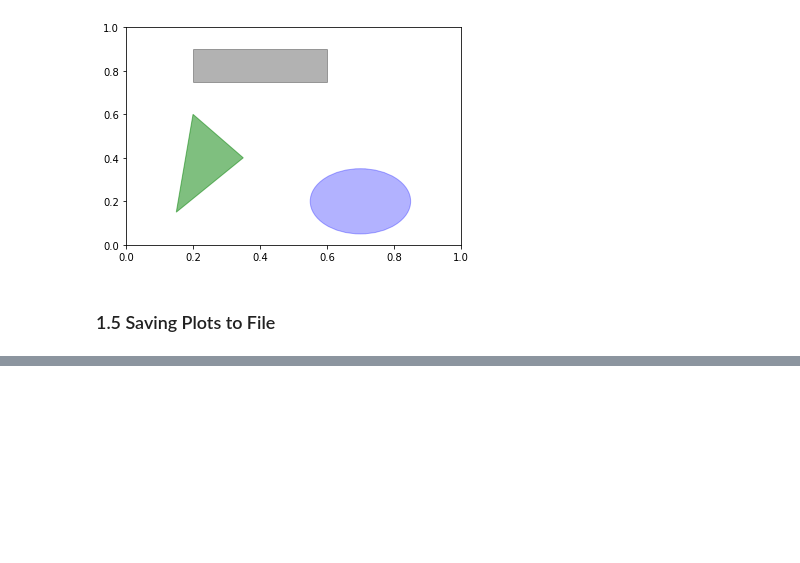
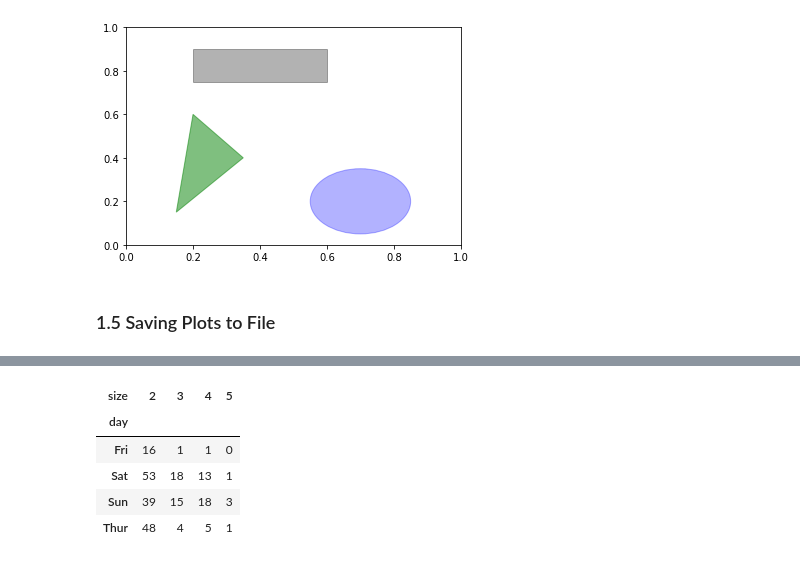
Before and after one commit to Gakun/python_for_data_analysis, a Jupyter notebook: CH9 - Plotting and Visualization.ipynb, the cells around one changed output, grey strips where cells are left out. Cells and saved outputs as stored; diff of their text form; code cells hidden in the pictures; blank space fills up the shorter version.

```diff
--- a/CH9 - Plotting and Visualization.ipynb
+++ b/CH9 - Plotting and Visualization.ipynb
@@ -323,0 +464,12 @@ plt.show()
+# %%
+# Not many 1- and 6-person parties
+party_counts = party_counts.loc[:, 2:5]
+# %%
+party_counts
+# %% [output]
+| size | 2 | 3 | 4 | 5 |
+| day |  |  |  |  |
+| Fri | 16 | 1 | 1 | 0 |
+| Sat | 53 | 18 | 13 | 1 |
+| Sun | 39 | 15 | 18 | 3 |
+| Thur | 48 | 4 | 5 | 1 |
```
Also changed, not shown: parts of 76 cells of this notebook, 3 other files.
